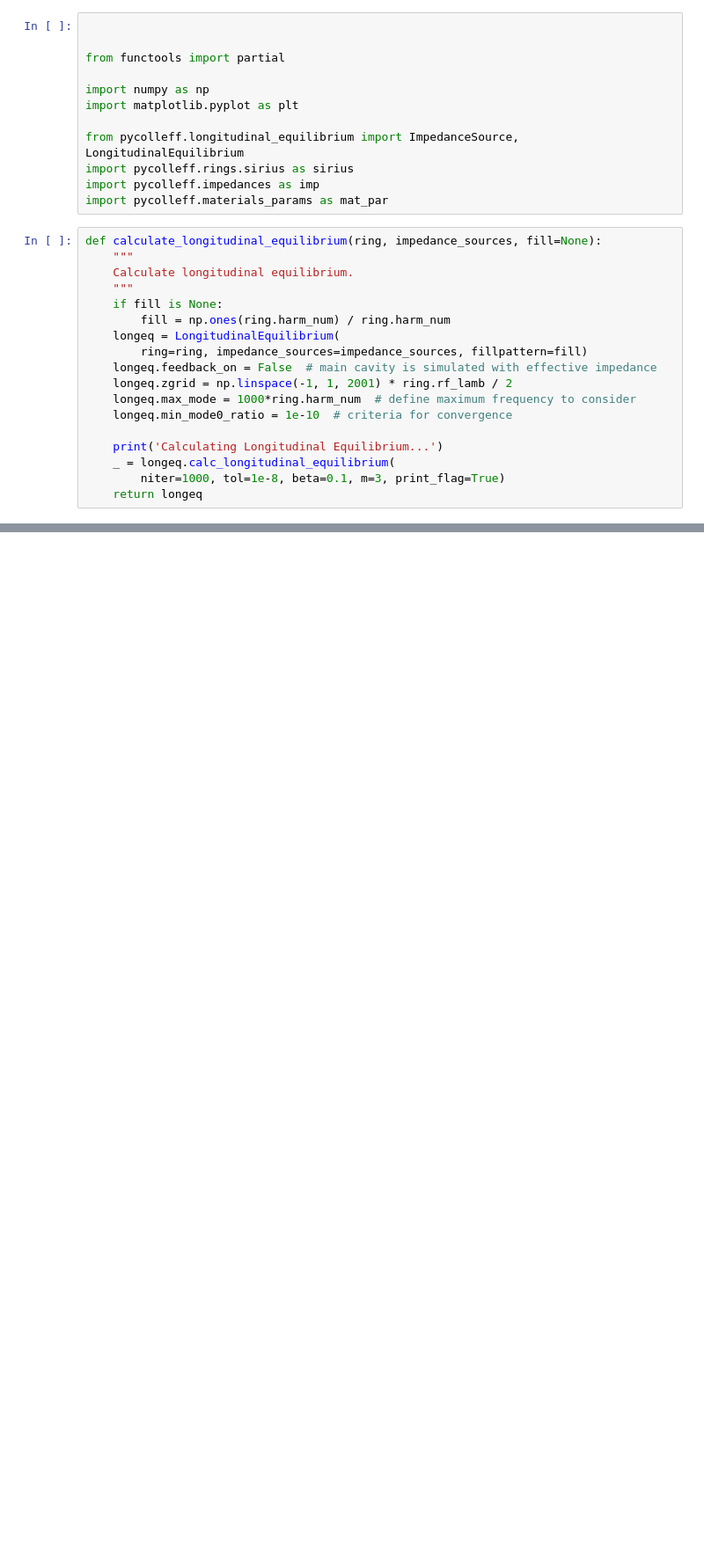
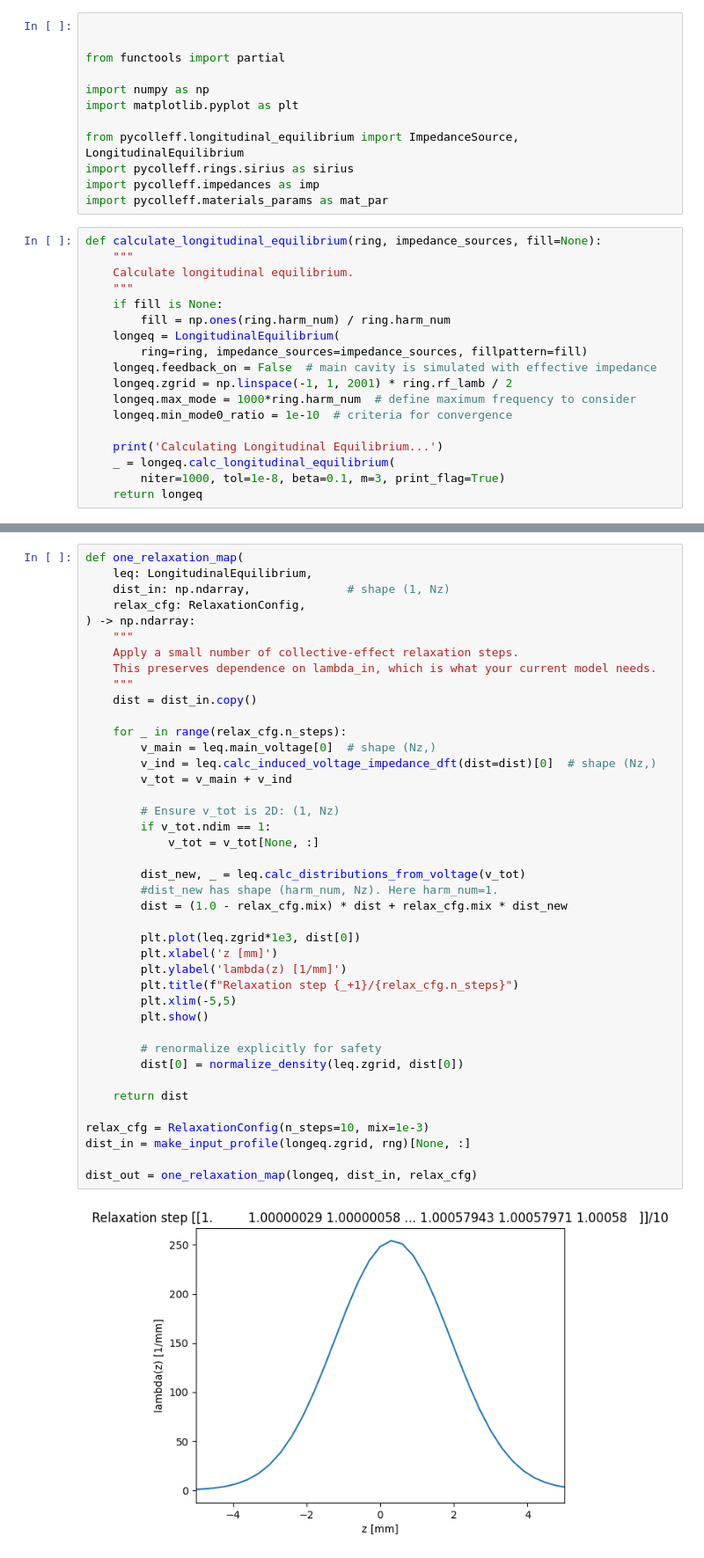
Before and after one commit to SantiagoM1227/ML4CollEffects, a Jupyter notebook: notebooks/10_data/generate_pycollef_dataset.ipynb, the cells around one changed output, grey strips where cells are left out. Shown at 88% size. Drawn from its saved outputs; the diff is of its cells as text; blank space fills up the shorter version.

```diff
--- a/notebooks/10_data/generate_pycollef_dataset.ipynb
+++ b/notebooks/10_data/generate_pycollef_dataset.ipynb
@@ -880,0 +833,43 @@ Bunch 0 length: 11.94 mm
+# %%
+def one_relaxation_map(
+    leq: LongitudinalEquilibrium,
+    dist_in: np.ndarray,              # shape (1, Nz)
+    relax_cfg: RelaxationConfig,
+) -> np.ndarray:
+    """
+    Apply a small number of collective-effect relaxation steps.
+    This preserves dependence on lambda_in, which is what your current model needs.
+    """
+    dist = dist_in.copy()
+
+    for _ in range(relax_cfg.n_steps):
+        v_main = leq.main_voltage[0]  # shape (Nz,)
+        v_ind = leq.calc_induced_voltage_impedance_dft(dist=dist)[0]  # shape (Nz,)
+        v_tot = v_main + v_ind
+
+        # Ensure v_tot is 2D: (1, Nz)
+        if v_tot.ndim == 1:
+            v_tot = v_tot[None, :]
+
+        dist_new, _ = leq.calc_distributions_from_voltage(v_tot)
+        #dist_new has shape (harm_num, Nz). Here harm_num=1.
+        dist = (1.0 - relax_cfg.mix) * dist + relax_cfg.mix * dist_new
+
+        plt.plot(leq.zgrid*1e3, dist[0])
+        plt.xlabel('z [mm]')
+        plt.ylabel('lambda(z) [1/mm]')
+        plt.title(f"Relaxation step {_+1}/{relax_cfg.n_steps}")
+        plt.xlim(-5,5)
+        plt.show()
+
+        # renormalize explicitly for safety
+        dist[0] = normalize_density(leq.zgrid, dist[0])
+
+    return dist
+
+relax_cfg = RelaxationConfig(n_steps=10, mix=1e-3)
+dist_in = make_input_profile(longeq.zgrid, rng)[None, :]
+
+dist_out = one_relaxation_map(longeq, dist_in, relax_cfg)
+# %% [output]
+[figure, added]
```
Also changed, not shown: parts of 10 cells of this notebook, 46 other files.
